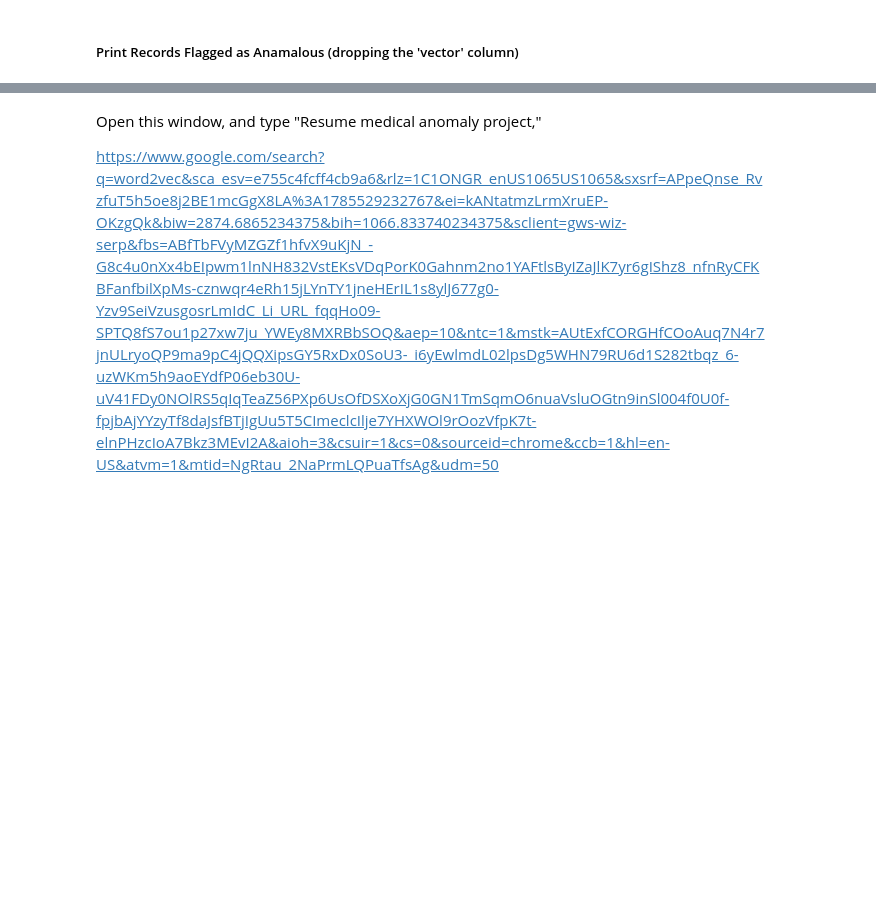
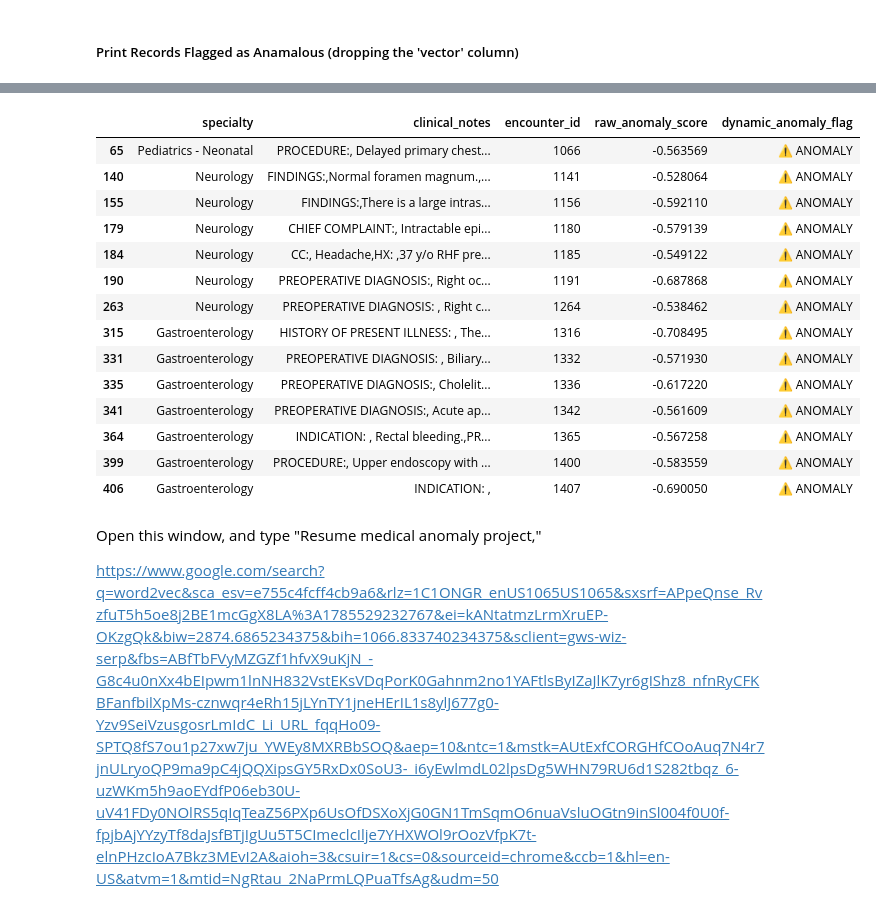
Before and after one commit to BarryDeCicco/Dimensional_Reduction, a Jupyter notebook: BERT_Pipeline.ipynb, the cells around one changed output, grey strips where cells are left out. Drawn from its saved outputs; the diff is of its cells as text; code cells hidden in the pictures; blank space fills up the shorter version.

```diff
--- a/BERT_Pipeline.ipynb
+++ b/BERT_Pipeline.ipynb
@@ -456,3 +639,21 @@ for encounter_id in anomalies_only['encounter_id']:
+# %%
+display(anomalous_df.drop(columns=['vector','combined_text']))
+# %% [output]
+|  | specialty | clinical_notes | encounter_id | raw_anomaly_score | dynamic_anomaly_flag |
+| 65 | Pediatrics - Neonatal | PROCEDURE:, Delayed primary chest... | 1066 | -0.563569 | ⚠️ ANOMALY |
+| 140 | Neurology | FINDINGS:,Normal foramen magnum.,... | 1141 | -0.528064 | ⚠️ ANOMALY |
+| 155 | Neurology | FINDINGS:,There is a large intras... | 1156 | -0.592110 | ⚠️ ANOMALY |
+| 179 | Neurology | CHIEF COMPLAINT:, Intractable epi... | 1180 | -0.579139 | ⚠️ ANOMALY |
+| 184 | Neurology | CC:, Headache,HX: ,37 y/o RHF pre... | 1185 | -0.549122 | ⚠️ ANOMALY |
+| 190 | Neurology | PREOPERATIVE DIAGNOSIS:, Right oc... | 1191 | -0.687868 | ⚠️ ANOMALY |
+| 263 | Neurology | PREOPERATIVE DIAGNOSIS: , Right c... | 1264 | -0.538462 | ⚠️ ANOMALY |
+| 315 | Gastroenterology | HISTORY OF PRESENT ILLNESS: , The... | 1316 | -0.708495 | ⚠️ ANOMALY |
+| 331 | Gastroenterology | PREOPERATIVE DIAGNOSIS: , Biliary... | 1332 | -0.571930 | ⚠️ ANOMALY |
+| 335 | Gastroenterology | PREOPERATIVE DIAGNOSIS:, Cholelit... | 1336 | -0.617220 | ⚠️ ANOMALY |
+| 341 | Gastroenterology | PREOPERATIVE DIAGNOSIS:, Acute ap... | 1342 | -0.561609 | ⚠️ ANOMALY |
+| 364 | Gastroenterology | INDICATION: , Rectal bleeding.,PR... | 1365 | -0.567258 | ⚠️ ANOMALY |
+| 399 | Gastroenterology | PROCEDURE:, Upper endoscopy with ... | 1400 | -0.583559 | ⚠️ ANOMALY |
+| 406 | Gastroenterology | INDICATION: , | 1407 | -0.690050 | ⚠️ ANOMALY |
 # %% [markdown]
 Open this window, and type "Resume medical anomaly project,"
 
```
Also changed, not shown: parts of 17 cells of this notebook.
